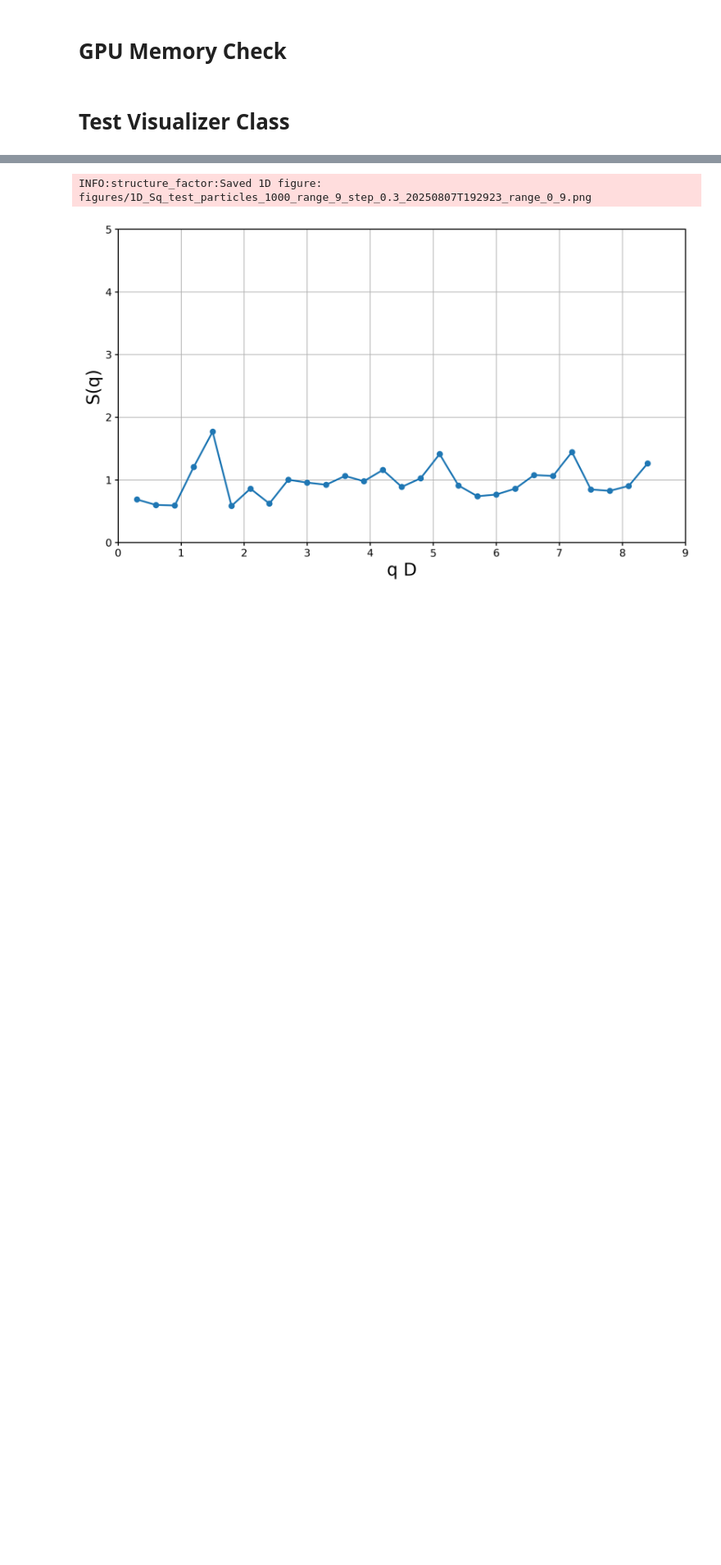
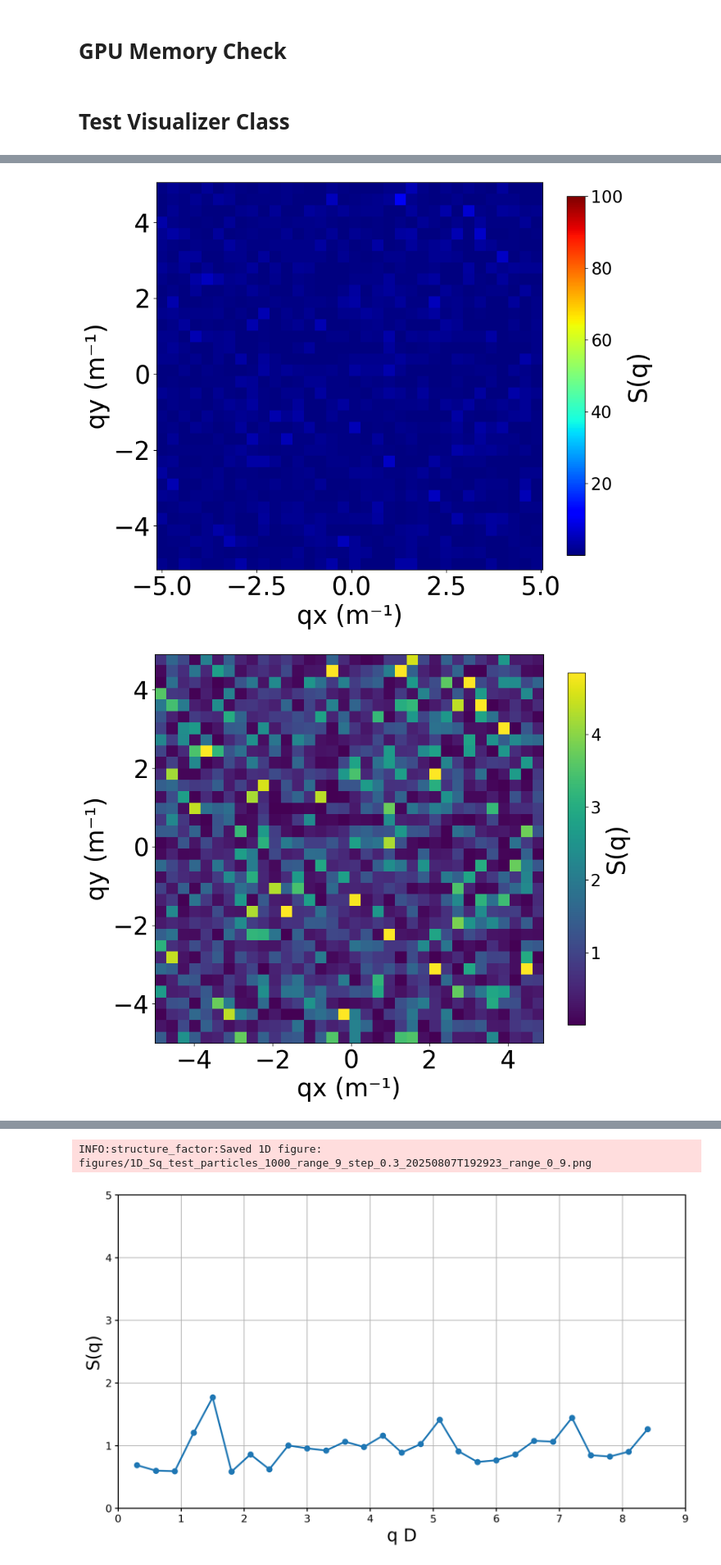
Before and after one commit to GilGCardoso/portfolio, a Jupyter notebook: PhD/Analysis/notebooks/test_notebook.ipynb, the cells around one changed output, grey strips where cells are left out. Shown at 82% size. Drawn from its saved outputs; the diff is of its cells as text; code cells hidden in the pictures; blank space fills up the shorter version.

```diff
--- a/PhD/Analysis/notebooks/test_notebook.ipynb
+++ b/PhD/Analysis/notebooks/test_notebook.ipynb
@@ -197,0 +184,60 @@ INFO:structure_factor:Saved figure: figures/2D_Sq_test_particles_1000_range_9_st
+# %%
+import sys
+import os
+
+# Add parent directory to path so we can import our module
+parent_dir = os.path.abspath(os.path.join(os.getcwd(), '..'))
+sys.path.append(parent_dir)
+
+import os, glob, logging
+from structure_factor import StructureFactorVisualizer
+
+# show INFO logs from the computation/plot pipeline (optional)
+logging.basicConfig(level=logging.INFO, format='%(asctime)s - %(levelname)s - %(message)s')
+
+data_folder = './results'            # where save_data wrote the .h5
+prefix = 'sq2d-test_particles_1000-' # new filename style prefix
+pattern = os.path.join(data_folder, f'{prefix}*.h5')
+
+# grab the most recent file
+latest_h5 = max(glob.glob(pattern), key=os.path.getmtime)
+base = os.path.splitext(os.path.basename(latest_h5))[0]  # strip .h5
+
+# ensure output folder exists
+os.makedirs('./figures', exist_ok=True)
+
+visualizer = StructureFactorVisualizer()
+visualizer.plot_Sq_2D(
+    data_folder=data_folder,
+    filename=base,           # pass base name ONLY (no extension)
+    edge=(-9, 9),            # symmetric range; the function expects 'edge'
+    x_axis='qD',             # was 'coordinate_system'
+    save_plot=True,
+    folder_write='./figures' # was 'output_folder'
+)
+
+# 2D with nicer contrast and viridis
+visualizer.plot_Sq_2D(
+    data_folder='./results',
+    filename=base,                 # HDF5 base name (no extension)
+    edge=(-10, 10),
+    x_axis='qD',
+    auto_contrast=True,
+    cmap='viridis',
+    use_imshow=True,               # faster + cleaner
+    save_plot=True,
+    folder_write='./figures'
+)
+
+# 1D, smooth a bit, don't show (grab fig/ax)
+fig, ax = visualizer.plot_Sq_1D(
+    data_folder='./results',
+    filename=[base],
+    labels=['sample'],
+    edges=(0, 25),
+    moving_average=False, n_ave=5,
+    show=False
+)
+# %% [output]
+[figure, added]
+[figure, added]
```
Also changed, not shown: parts of 4 cells of this notebook, 1 other file.
